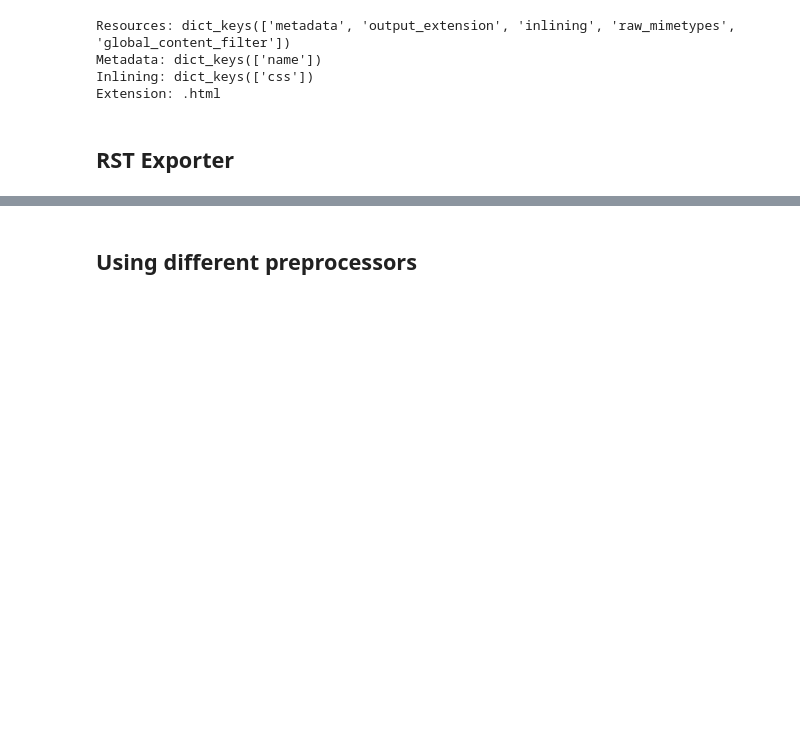
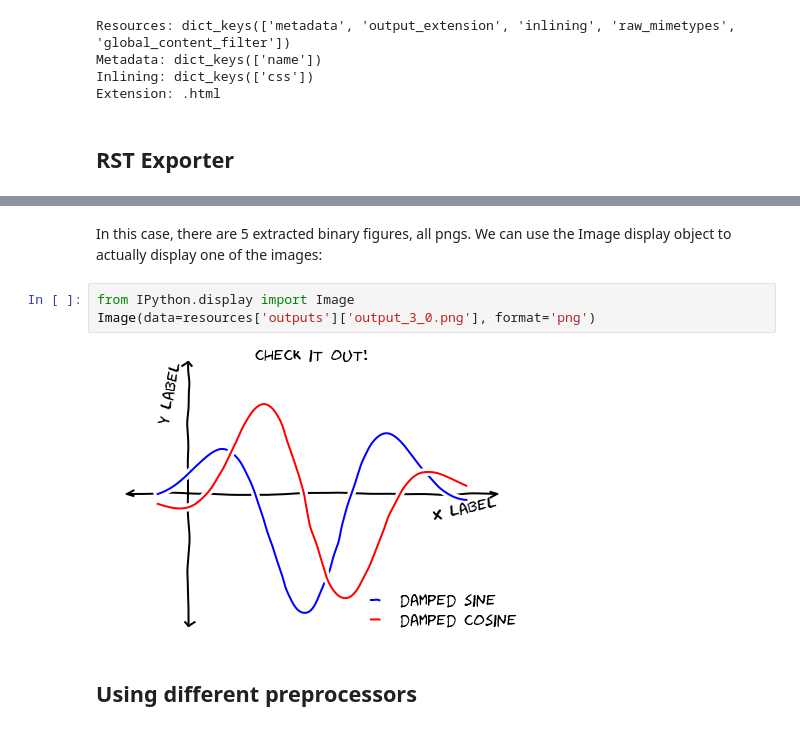
Before and after one commit to ta269uec/jupyter, a Jupyter notebook: nb_conversion.ipynb, the cells around one changed output, grey strips where cells are left out. Drawn from its saved outputs; the diff is of its cells as text; blank space fills up the shorter version.

```diff
--- a/nb_conversion.ipynb
+++ b/nb_conversion.ipynb
@@ -104,3 +114,10 @@ by Jake Vanderplas.
+# %% [markdown]
+In this case, there are 5 extracted binary figures, all pngs. We can use the Image display object to actually display one of the images:
+# %%
+from IPython.display import Image
+Image(data=resources['outputs']['output_3_0.png'], format='png')
+# %% [output]
+[figure, added]
 # %% [markdown]
 ## Using different preprocessors
 # %% [markdown]
```
Also changed, not shown: parts of 5 cells of this notebook.
